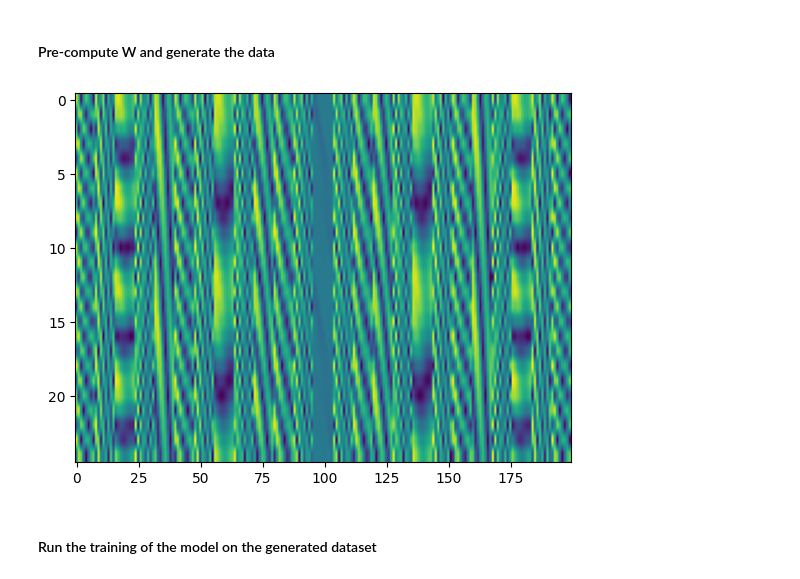
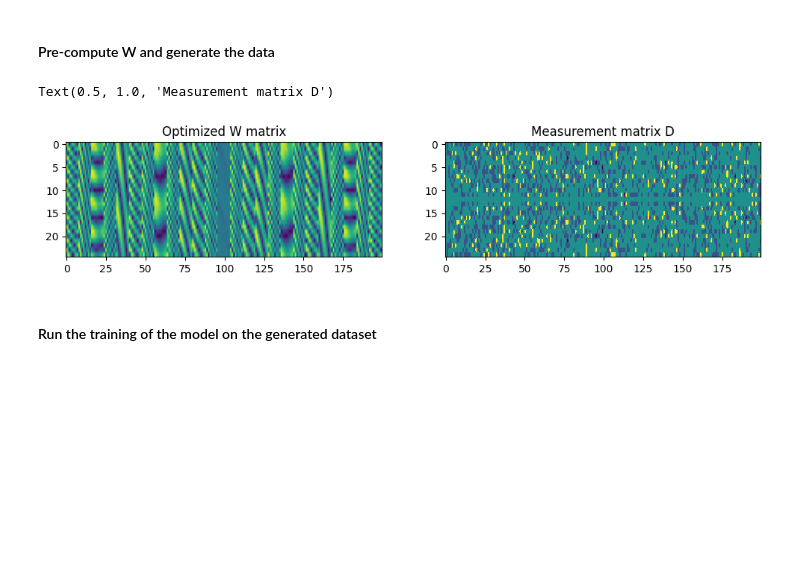
Before and after one commit to EscandeIsaya/IMA206_project, a Jupyter notebook: Isaya_Impl/scatterer.ipynb, the cells around one changed output. Drawn from its saved outputs; the diff is of its cells as text; code cells hidden in the pictures; blank space fills up the shorter version.

```diff
--- a/Isaya_Impl/scatterer.ipynb
+++ b/Isaya_Impl/scatterer.ipynb
@@ -223,9 +223,14 @@ if rewrite_sim_data :
 # %%
 model_bis = pkl.load(open(os.path.join(WORK_DIR,'Models/model_W_optimized.pkl'), "rb"))
 W = model_bis.W
-_ = plt.imshow(np.abs(W), aspect='auto')
+figure,axes = plt.subplots(1,2,figsize=(12,2))
+axes[0].imshow(np.abs(W), aspect='auto')
+axes[0].set_title("Optimized W matrix")
+axes[1].imshow(np.abs(D), aspect='auto')
+axes[1].set_title("Measurement matrix D")
 # %% [output]
+Text(0.5, 1.0, 'Measurement matrix D')
-[figure, old version]
+[figure, new version]
 # %% [markdown]
 #### Run the training of the model on the generated dataset
 # %%
```
Also changed, not shown: parts of 4 cells of this notebook, 1 other file.
